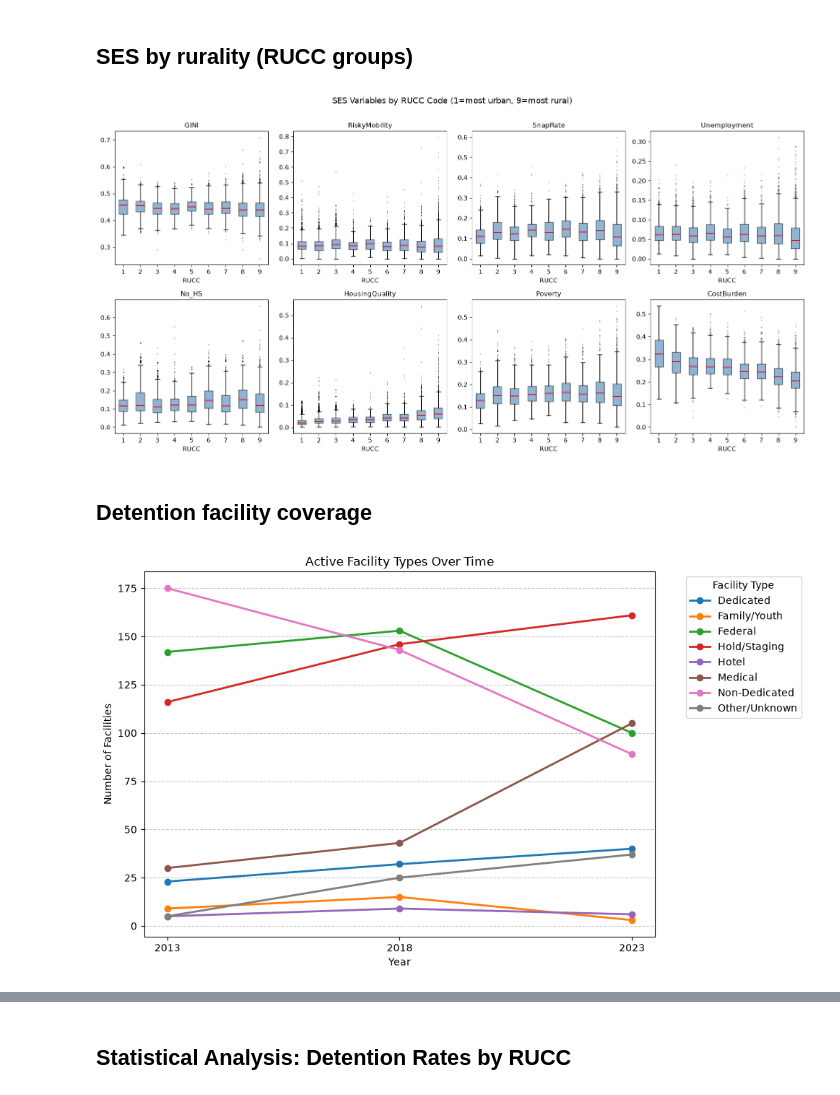
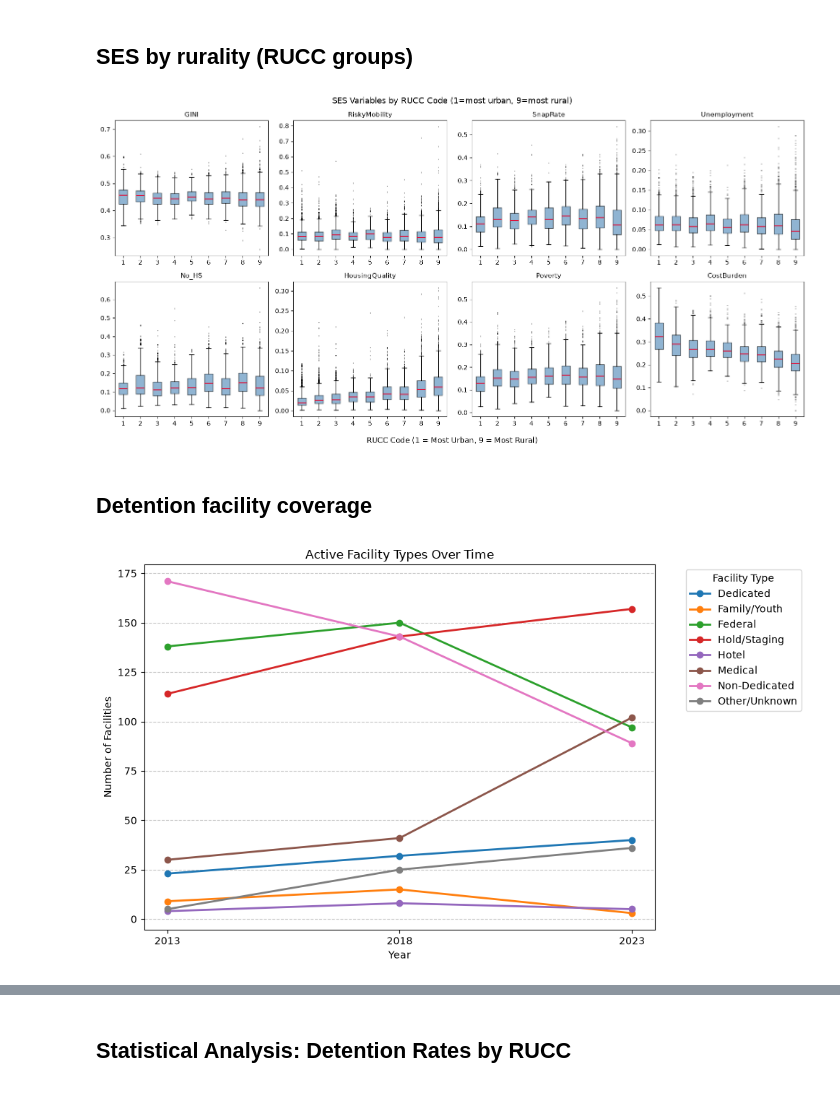
Before and after one commit to steveg-ds/RHIP, a Jupyter notebook: RSS-Analysis.ipynb, the cells around one changed output, grey strips where cells are left out. Drawn from its saved outputs; the diff is of its cells as text; code cells hidden in the pictures.

```diff
--- a/RSS-Analysis.ipynb
+++ b/RSS-Analysis.ipynb
@@ -391,6 +408,9 @@ df = df.merge(
     right_on=['fiscal_year', 'GEOID'],
 )
 df = df.drop(columns=['fiscal_year'])
+
+# Filter out non-continental states/territories (AK, HI, PR)
+df = df[~df['STATE'].isin(['AK', 'HI', 'PR'])]
 
 # Drop dissolved FIPS that appear in ACS but no longer exist as geographic entities
 # (e.g. Bedford City VA 51515, absorbed into Bedford County 51019 in 2013)
@@ -546,16 +540,2 @@ df[SES_VARS].describe().round(4)
 # %% [markdown]
 ## Variable distributions
-# %%
-fig, axes = plt.subplots(2, 4, figsize=(16, 7))
-fig.suptitle('Distribution of SES Variables (all county-years)', fontsize=14, y=1.01)
-
-for ax, var in zip(axes.flat, SES_VARS):
-    ax.hist(df[var].dropna(), bins=50, color='steelblue', edgecolor='none', alpha=0.85)
-    ax.set_title(var, fontsize=11)
-    ax.set_xlabel('')
-    ax.set_ylabel('Count')
-    ax.axvline(df[var].median(), color='crimson', linestyle='--', linewidth=1.2, label='median')
-    ax.legend(fontsize=8)
-
-plt.tight_layout()
-plt.show()
@@ -564,27 +542,26 @@ plt.show()
 # %% [markdown]
 ## SES by rurality (RUCC groups)
 # %%
-# TODO: replace independent RUCC x labels with one graphic X label to avoid repetition
-
 plot_df = df[SES_VARS + ['RUCC']].copy().dropna()
 plot_df['RUCC'] = plot_df['RUCC'].astype(int)
 
 fig, axes = plt.subplots(2, 4, figsize=(16, 8))
-fig.suptitle('SES Variables by RUCC Code (1=most urban, 9=most rural)', fontsize=13, y=1.01)
+fig.suptitle('SES Variables by RUCC Code (1=most urban, 9=most rural)', fontsize=13, y=0.98)
 
 for ax, var in zip(axes.flat, SES_VARS):
     data_by_rucc = [plot_df[plot_df['RUCC'] == r][var].dropna().values for r in range(1, 10)]
     ax.boxplot(data_by_rucc, tick_labels=range(1, 10), patch_artist=True,
                boxprops=dict(facecolor='steelblue', alpha=0.6),
                medianprops=dict(color='crimson', linewidth=1.5),
                flierprops=dict(marker='.', markersize=2, alpha=0.3))
     ax.set_title(var, fontsize=11)
-    ax.set_xlabel('RUCC')
+
+fig.supxlabel('RUCC Code (1 = Most Urban, 9 = Most Rural)', fontsize=12, y=0.01)
 
 plt.tight_layout()
 plt.show()
 # %% [output]
-[figure, old version]
+[figure, new version]
 # %% [markdown]
 ## Detention facility coverage
 # %%
@@ -610,5 +587,5 @@ plt.grid(axis='y', linestyle='--', alpha=0.7)
 plt.tight_layout()
 plt.show()
 # %% [output]
-[figure, old version]
+[figure, new version]
 # %%
```
Also changed, not shown: parts of 23 cells of this notebook.
